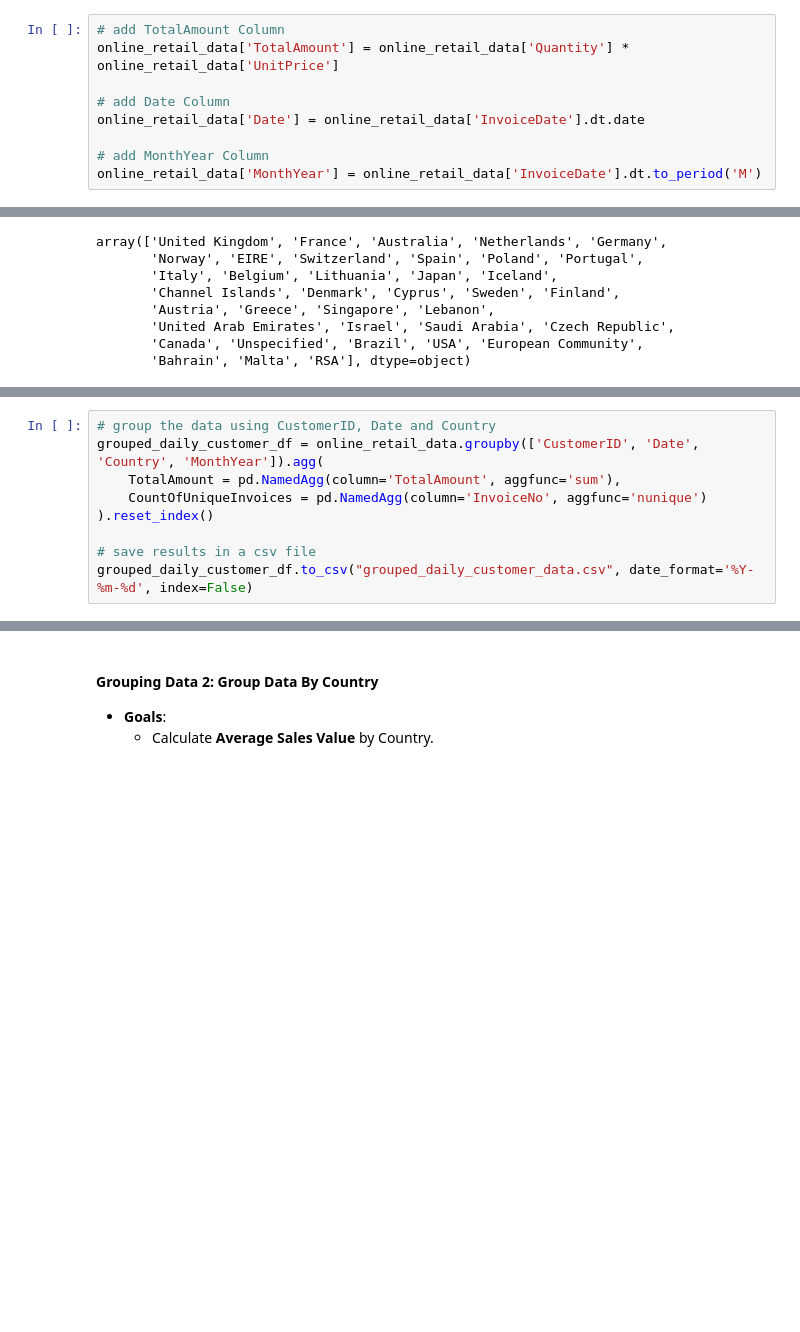
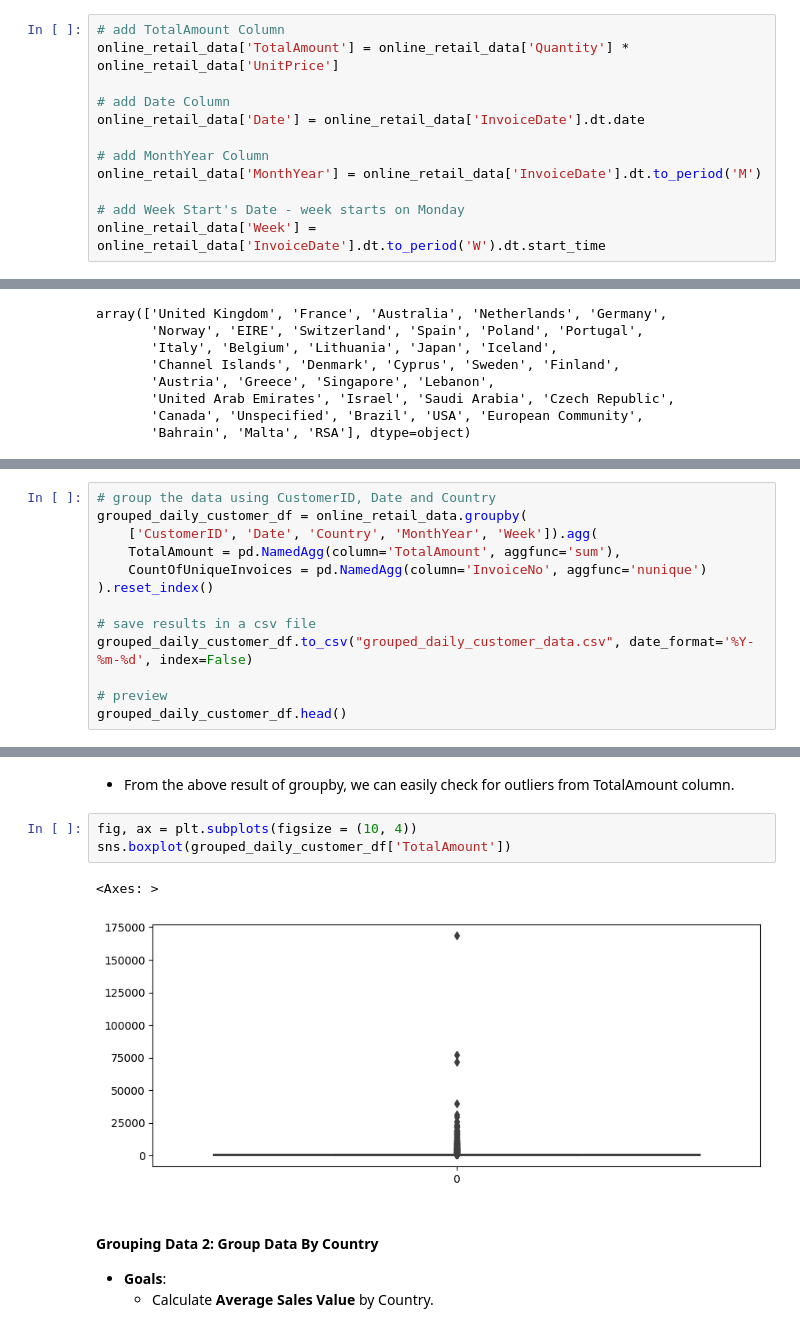
Before and after one commit to nyangweso-rodgers/data-analytics, a Jupyter notebook: Analytics-with-Python/Exploratory-Data-Analysis-with-Python/Exploratory-Data-Analysis-for-Online-Retail-Store/index.ipynb, the cells around one changed output, grey strips where cells are left out. Cells and saved outputs as stored; diff of their text form; blank space fills up the shorter version.

Commit message:
added Visualizations part of the EDA

```diff
--- a/Analytics-with-Python/Exploratory-Data-Analysis-with-Python/Exploratory-Data-Analysis-for-Online-Retail-Store/index.ipynb
+++ b/Analytics-with-Python/Exploratory-Data-Analysis-with-Python/Exploratory-Data-Analysis-for-Online-Retail-Store/index.ipynb
@@ -52,6 +49,9 @@ online_retail_data['Date'] = online_retail_data['InvoiceDate'].dt.date
 
 # add MonthYear Column
 online_retail_data['MonthYear'] = online_retail_data['InvoiceDate'].dt.to_period('M')
+
+# add Week Start's Date - week starts on Monday
+online_retail_data['Week'] = online_retail_data['InvoiceDate'].dt.to_period('W').dt.start_time
 # %%
 online_retail_data.head(3)
 # %% [output]
@@ -166,9 +180,13 @@ array(['United Kingdom', 'France', 'Australia', 'Netherlands', 'Germany',
 # %%
 # group the data using CustomerID, Date and Country
-grouped_daily_customer_df = online_retail_data.groupby(['CustomerID', 'Date', 'Country', 'MonthYear']).agg(
+grouped_daily_customer_df = online_retail_data.groupby(
+    ['CustomerID', 'Date', 'Country', 'MonthYear', 'Week']).agg(
     TotalAmount = pd.NamedAgg(column='TotalAmount', aggfunc='sum'),
     CountOfUniqueInvoices = pd.NamedAgg(column='InvoiceNo', aggfunc='nunique')
 ).reset_index()
 
 # save results in a csv file
 grouped_daily_customer_df.to_csv("grouped_daily_customer_data.csv", date_format='%Y-%m-%d', index=False)
+
+# preview
+grouped_daily_customer_df.head()
@@ -175,3 +200,11 @@ grouped_daily_customer_df.to_csv("grouped_daily_customer_data.csv", date_format=
+# %% [markdown]
+* From the above result of groupby, we can easily check for outliers from TotalAmount column.
+# %%
+fig, ax = plt.subplots(figsize = (10, 4))
+sns.boxplot(grouped_daily_customer_df['TotalAmount'])
+# %% [output]
+<Axes: >
+[figure, added]
 # %% [markdown]
 #### Grouping Data 2: Group Data By Country
 * __Goals__:
```
Also changed, not shown: parts of 24 cells of this notebook, 3 other files.
